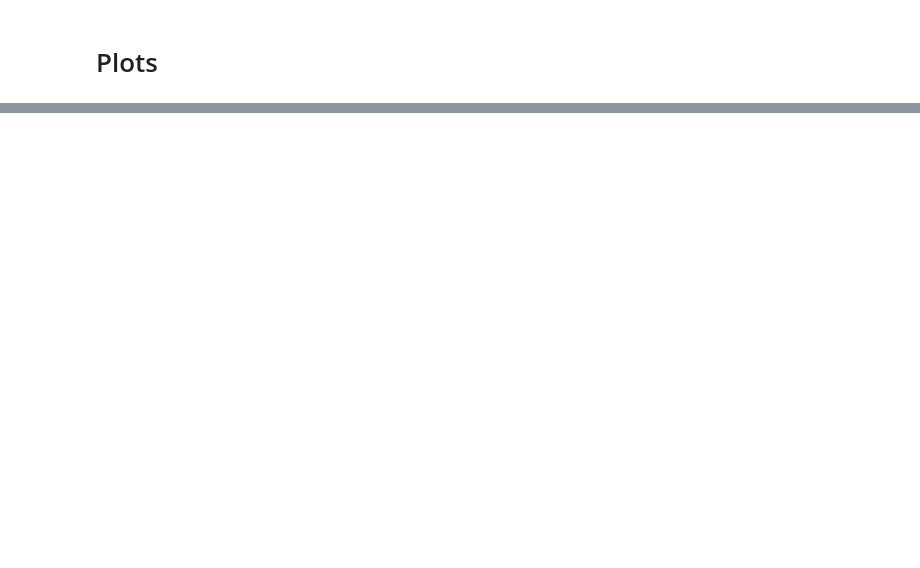
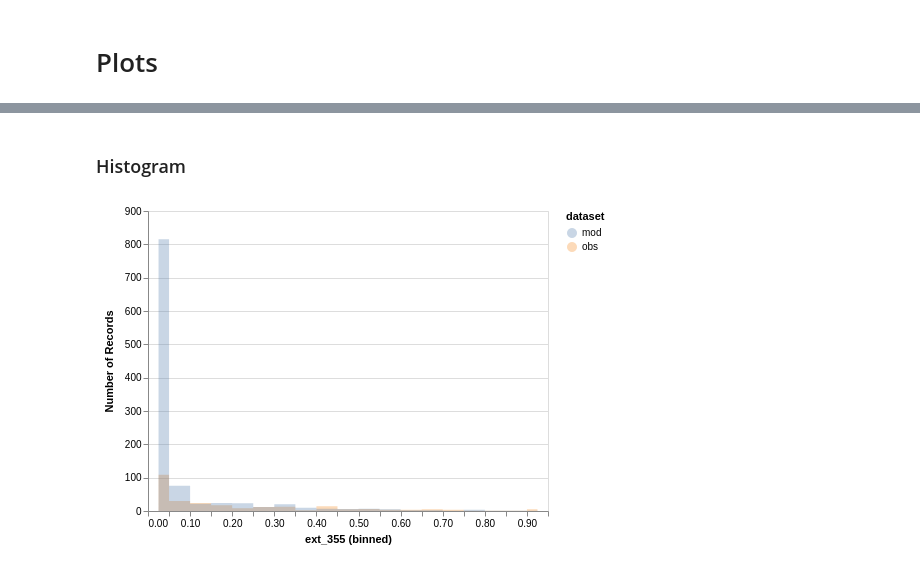
Before and after one commit to avaldebe/pynb, a Jupyter notebook: ADM/CAST.ipynb, the cells around one changed output, grey strips where cells are left out. Drawn from its saved outputs; the diff is of its cells as text; code cells hidden in the pictures; blank space fills up the shorter version.

```diff
--- a/ADM/CAST.ipynb
+++ b/ADM/CAST.ipynb
@@ -294,3 +249,15 @@ df.stack('dataset').reset_index().to_json('cast_tall.json', orient="records")
 # wide table
 df = pd.merge(obs, mod, on='point', suffixes=('_obs', '_mod'))
 df.reset_index().to_json('cast_wide.json', orient="records")
+# %% [markdown]
+### Histogram
+# %%
+alt.Chart('cast_tall.json').mark_area(opacity=0.3, interpolate='step').encode(
+    alt.X('ext_355:Q', bin=alt.Bin(maxbins=20)),
+    alt.Y('count()', stack=None),
+    color='dataset:N',
+).transform_filter(
+    (alt.datum.ext_355 <= 1) & (alt.datum.ext_355 > 0)
+)
+# %% [output]
+[figure, added]
```
Also changed, not shown: parts of 20 cells of this notebook.
